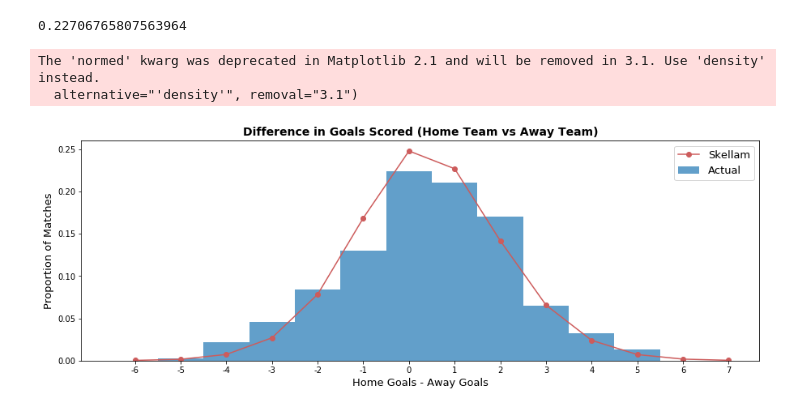
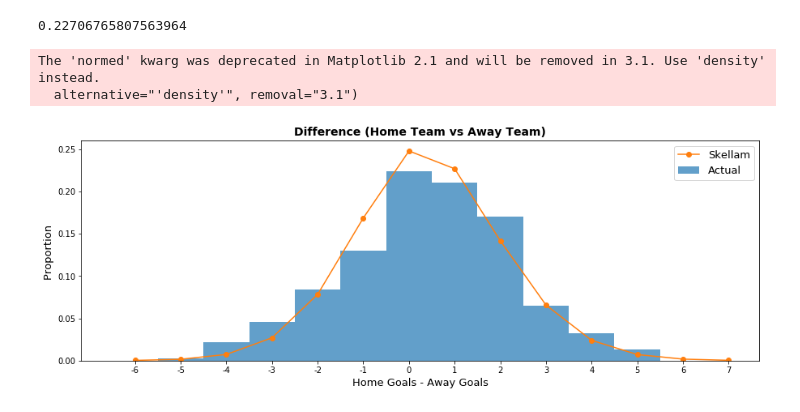
Before and after one commit to tcj1995/football_analysis, a Jupyter notebook: football_analysis.ipynb, the cells around one changed output. Cells and saved outputs as stored; diff of their text form; code cells hidden in the pictures.

```diff
--- a/football_analysis.ipynb
+++ b/football_analysis.ipynb
@@ -49,5 +60,4 @@ Our task is to model the match results between the two teams.
 # %%
-results = results[:-10]
 results.mean()
 # %% [output]
 HomeGoals    1.591892
@@ -108,15 +120,15 @@ skellam.pmf(1,  results.mean()[0],  results.mean()[1])
 # %%
 figsize(15, 5)
 skellam_pred = [skellam.pmf(i,  results.mean()[0],  results.mean()[1]) for i in range(-6,8)]
 plt.hist(results[['HomeGoals']].values -results[['AwayGoals']].values, range(-6,8), alpha=0.7, label='Actual',normed=True)
-plt.plot([i+0.5 for i in range(-6,8)], skellam_pred,linestyle='-', marker='o',label="Skellam", color = '#CD5C5C')
+plt.plot([i+0.5 for i in range(-6,8)], skellam_pred,linestyle='-', marker='o',label="Skellam")
 plt.legend(loc='upper right', fontsize=13)
 plt.xticks([i+0.5 for i in range(-6,8)],[i for i in range(-6,8)])
 plt.xlabel("Home Goals - Away Goals",size=13)
-plt.ylabel("Proportion of Matches",size=13)
-plt.title("Difference in Goals Scored (Home Team vs Away Team)",size=14,fontweight='bold')
+plt.ylabel("Proportion ",size=13)
+plt.title("Difference (Home Team vs Away Team)",size=14,fontweight='bold')
 plt.show()
 # %% [output]
 The 'normed' kwarg was deprecated in Matplotlib 2.1 and will be removed in 3.1. Use 'density' instead.
   alternative="'density'", removal="3.1")
-[figure, old version]
+[figure, new version]
```
Also changed, not shown: parts of 19 cells of this notebook.
